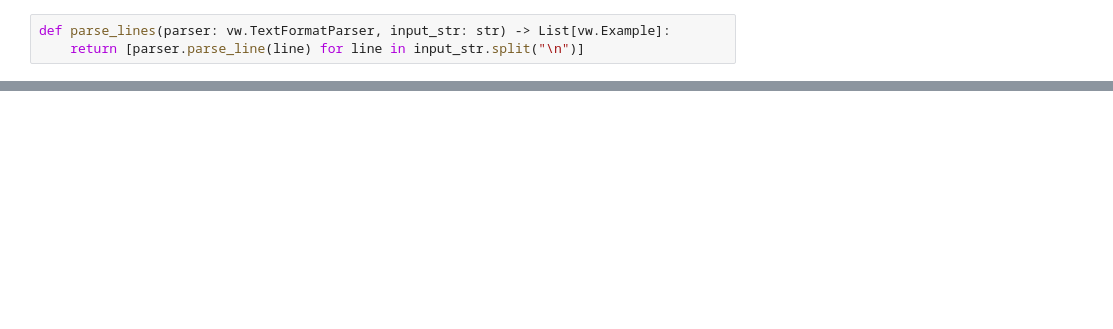
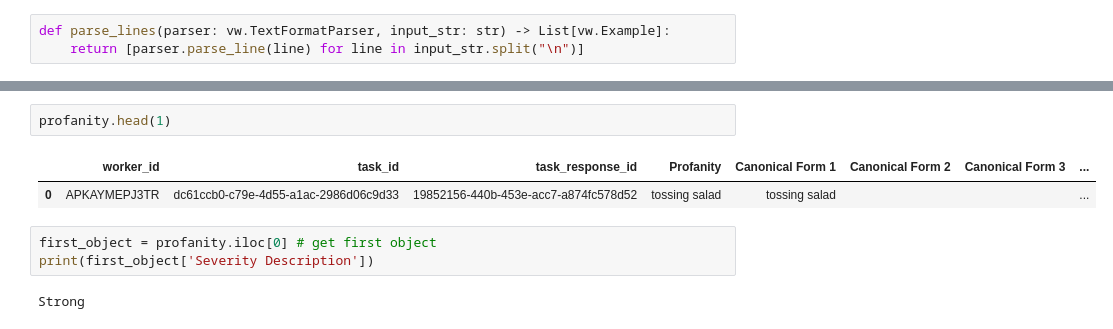
Before and after one commit to jwc20/vowpal-wabbit-notebook, a Jupyter notebook: twitch_chat_profanity_classifier.ipynb, the cells around one changed output, grey strips where cells are left out. Drawn from its saved outputs; the diff is of its cells as text; blank space fills up the shorter version.

```diff
--- a/twitch_chat_profanity_classifier.ipynb
+++ b/twitch_chat_profanity_classifier.ipynb
@@ -182,0 +39,10 @@ plot_ctr(num_iterations, ctr)
+# %%
+profanity.head(1)
+# %% [output]
+|  | worker_id | task_id | task_response_id | Profanity | Canonical Form 1 | Canonical Form 2 | Canonical Form 3 | ... |
+| 0 | APKAYMEPJ3TR | dc61ccb0-c79e-4d55-a1ac-2986d06c9d33 | 19852156-440b-453e-acc7-a874fc578d52 | tossing salad | tossing salad |  |  | ... |
+# %%
+first_object = profanity.iloc[0] # get first object
+print(first_object['Severity Description'])
+# %% [output]
+Strong
```
Also changed, not shown: parts of 35 cells of this notebook, 2 other files.
